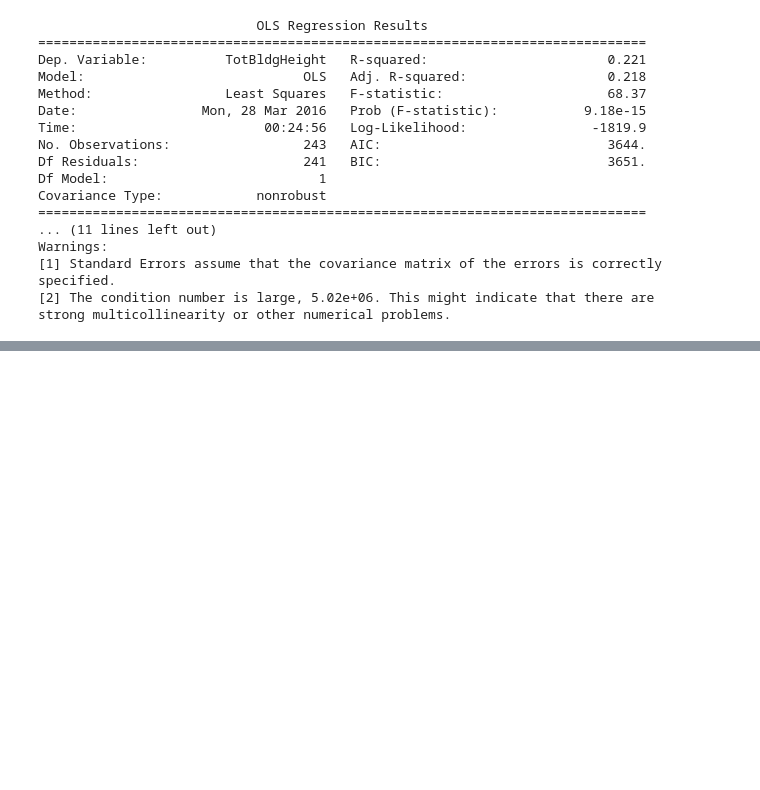
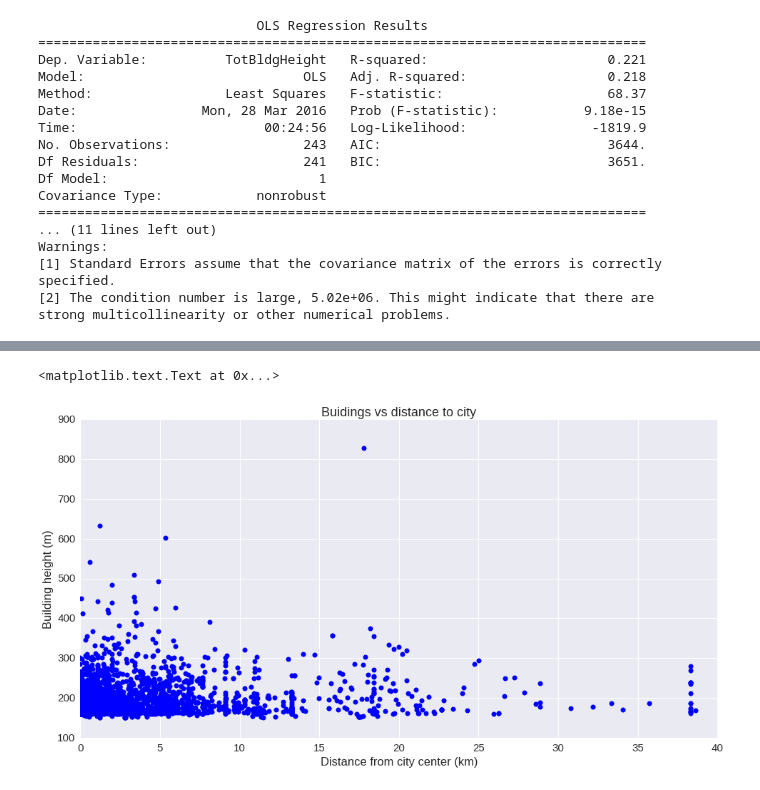
Before and after one commit to afcarl/UrbanSystems, a Jupyter notebook: TallestBuildings/DataClean_Buildings.ipynb, the cells around one changed output, grey strips where cells are left out. Cells and saved outputs as stored; diff of their text form; code cells hidden in the pictures; blank space fills up the shorter version.

```diff
--- a/TallestBuildings/DataClean_Buildings.ipynb
+++ b/TallestBuildings/DataClean_Buildings.ipynb
@@ -368,0 +440,4 @@ for n in range(1, 10):
+# %%
+# gradient of buildings from city center
+df_grad = df_v1[(df_v1.lat!=0) & (df_v1.lon!=0)]
+df_grad.info()
@@ -368,0 +462,10 @@ for n in range(1, 10):
+# %%
+plt.rcParams.update({'font.size': 14})
+f, ax = plt.subplots(figsize=(16,8))
+ax.plot(df_grad.dist_to_city[df_grad.dist_to_city<40], df_grad.Height_m[df_grad.dist_to_city<40], 'ob')
+ax.set_ylabel('Building height (m)')
+ax.set_xlabel('Distance from city center (km)')
+ax.set_title('Buidings vs distance to city')
+# %% [output]
+<matplotlib.text.Text at 0x...>
+[figure, added]
```
Also changed, not shown: parts of 26 cells of this notebook.
